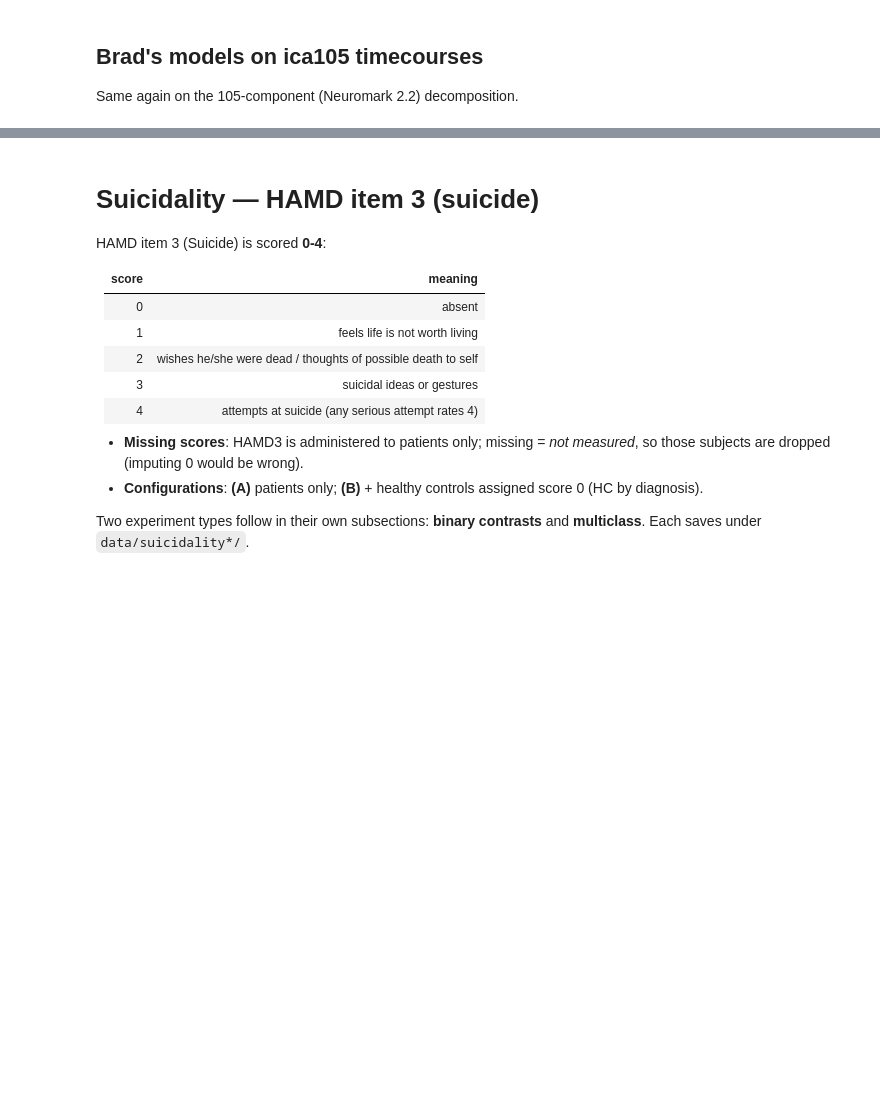
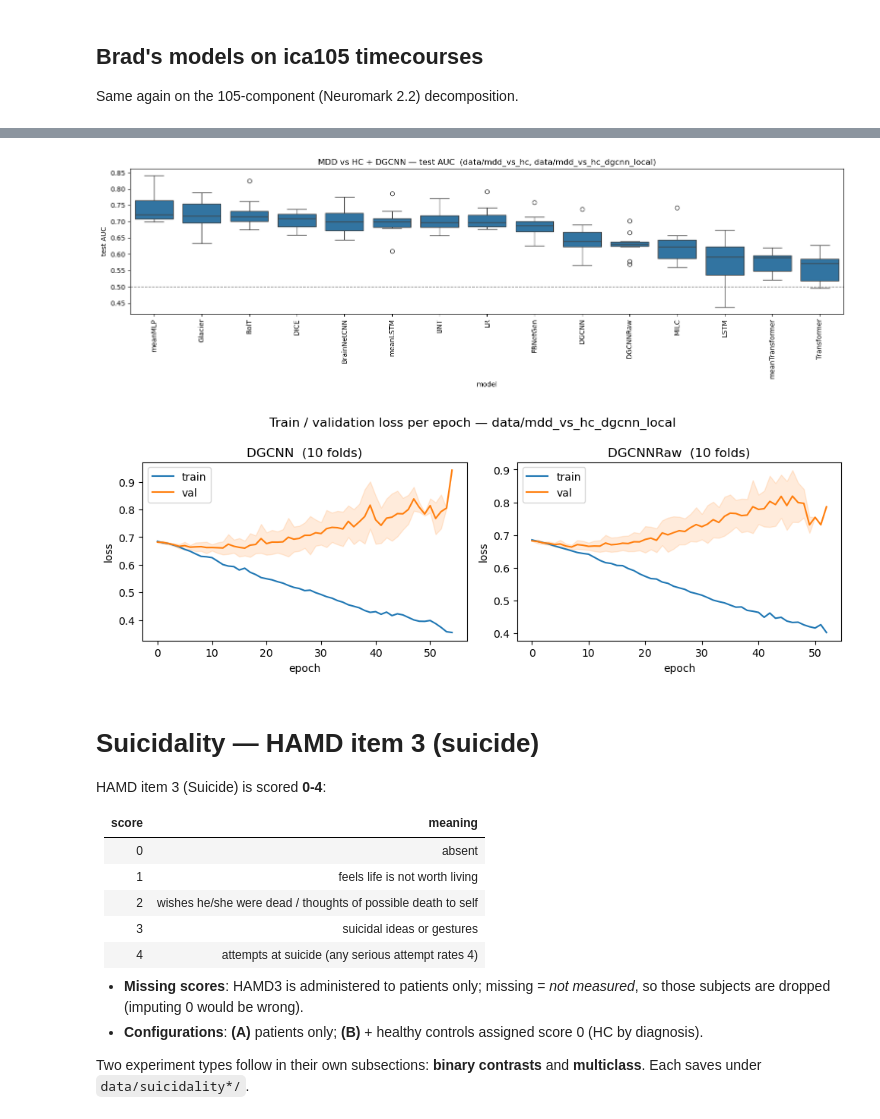
Before and after one commit to neuroneural/circRNA, a Jupyter notebook: docs/02_on_MDD_data/mdd_cvbench.ipynb, the cells around one changed output, grey strips where cells are left out. Drawn from its saved outputs; the diff is of its cells as text; code cells hidden in the pictures; blank space fills up the shorter version.

Commit message:
added DGCNN model to comparisons

```diff
--- a/docs/02_on_MDD_data/mdd_cvbench.ipynb
+++ b/docs/02_on_MDD_data/mdd_cvbench.ipynb
@@ -203,16 +220,17 @@ def run_configs(configs, models=None, what=("contrasts", "multiclass")):
 FS = dict(tick=18, label=16, title=16, cell=14)   # slide-friendly font sizes
 
 def plot_model_box(base, title):
-    """test AUC per model, best-to-worst."""
-    csv = test_csv(base)
-    if not os.path.exists(csv):
-        print("no results in", results_dir(base)); return
-    res = pd.read_csv(csv)
+    """test AUC per model, best-to-worst; `base` can be a list of runs to show together."""
+    bases = [base] if isinstance(base, str) else base
+    csvs = [test_csv(b) for b in bases if os.path.exists(test_csv(b))]
+    if not csvs:
+        print("no results in", ", ".join(map(results_dir, bases))); return
+    res = pd.concat(map(pd.read_csv, csvs), ignore_index=True)
     order = res.groupby("model")["test_auc"].median().sort_values(ascending=False).index
     plt.figure(figsize=(0.7 * len(order) + 5, 5))
     sns.boxplot(data=res, x="model", y="test_auc", order=order)
     plt.axhline(0.5, ls="--", c="gray", lw=1)
-    plt.title(f"{title} — test AUC  ({results_dir(base)})")
+    plt.title(f"{title} — test AUC  ({', '.join(map(results_dir, bases))})")
     plt.ylabel("test AUC"); plt.xlabel("model"); plt.xticks(rotation=90)
     plt.tight_layout(); plt.show()
 
@@ -469,3 +565,10 @@ plot_model_box("data/mdd_vs_hc_with_Brad_models_105", "MDD vs HC + Brad's models
+# %%
+# plot — next to the 13-model benchmark (same folds)
+plot_model_box(["data/mdd_vs_hc", "data/mdd_vs_hc_dgcnn"], "MDD vs HC + DGCNN")
+plot_loss_curves("data/mdd_vs_hc_dgcnn")
+# %% [output]
+[figure, added]
+[figure, added]
 # %% [markdown]
 # Suicidality — HAMD item 3 (suicide)
 
```
Also changed, not shown: parts of 12 cells of this notebook, 2 other files.
